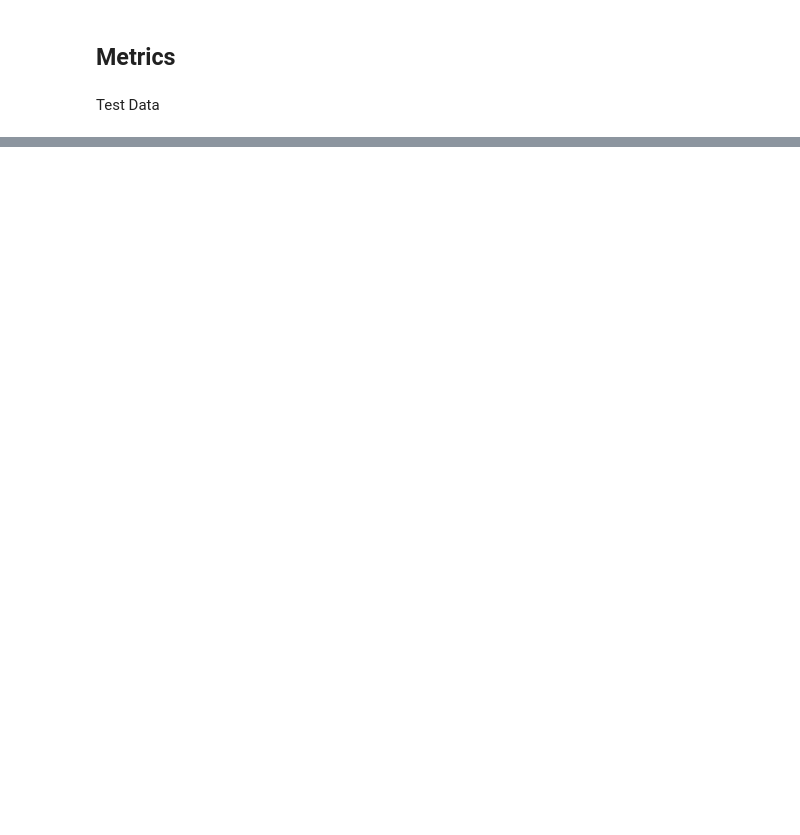
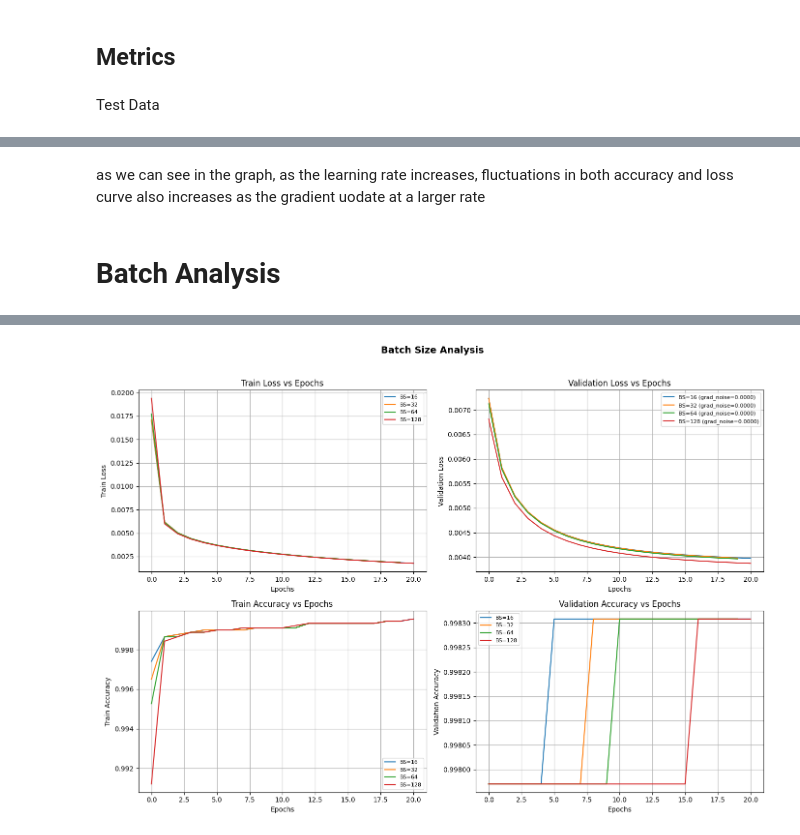
Before and after one commit to AhmedAlaa8100/ML-Logistic_Regression-Neural_Networks, a Jupyter notebook: Logestic.ipynb, the cells around one changed output, grey strips where cells are left out. Cells and saved outputs as stored; diff of their text form; code cells hidden in the pictures; blank space fills up the shorter version.

```diff
--- a/Logestic.ipynb
+++ b/Logestic.ipynb
@@ -317,0 +359,4 @@ BatchSize       FinalLoss       GradientNoise
+# %% [markdown]
+as we can see in the graph, as the learning rate increases, fluctuations in both accuracy and loss curve also increases as the gradient uodate at a larger rate
+# %% [markdown]
+# Batch Analysis
@@ -317,0 +434,4 @@ BatchSize       FinalLoss       GradientNoise
+# %%
+bs_results, best_bs, best_bs_acc = run_batch_size_analysis()
+plot_batch_size_analysis(bs_results)
+# %% [output]
@@ -317,0 +455 @@ BatchSize       FinalLoss       GradientNoise
+[figure, added]
```
Also changed, not shown: parts of 13 cells of this notebook, 1 other file.
